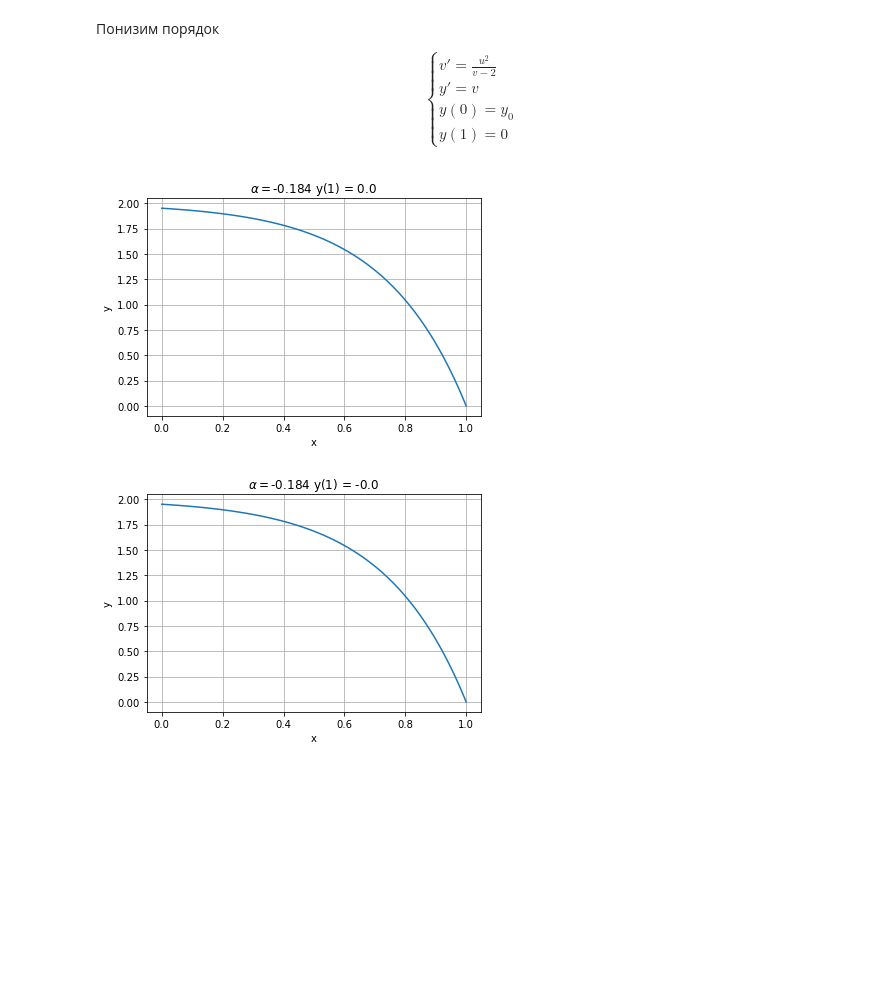
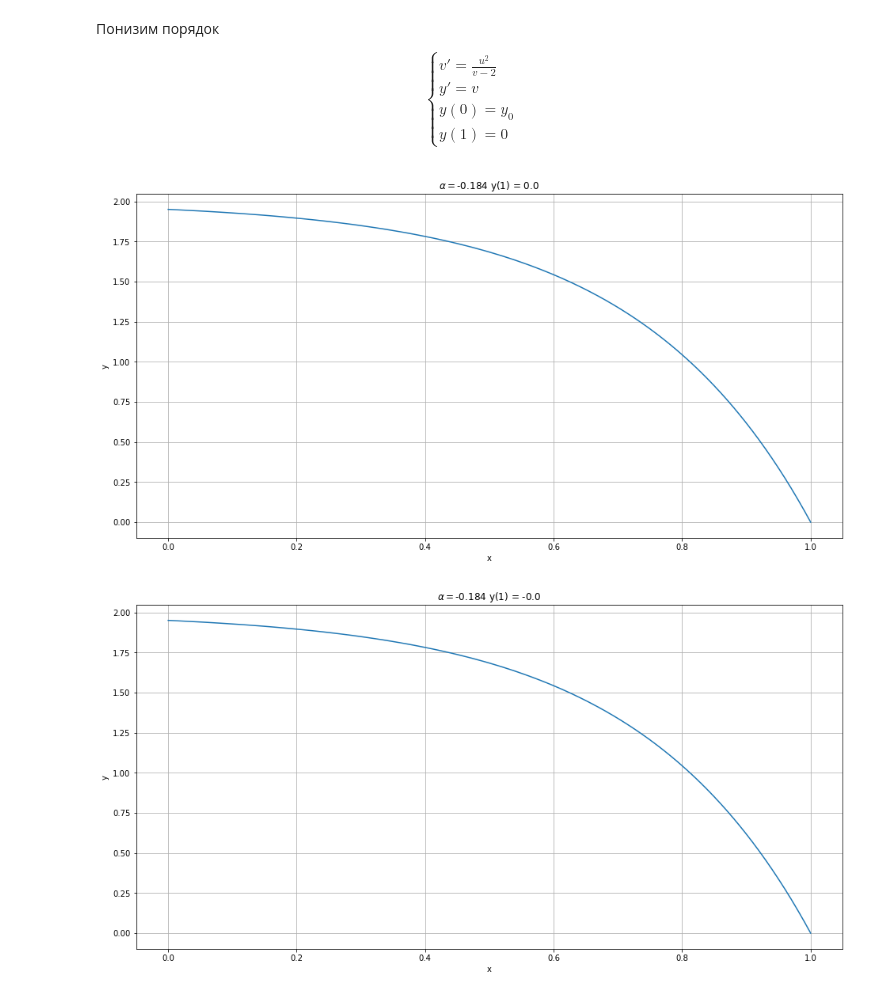
Before and after one commit to Tako-San/CompMath, a Jupyter notebook: S2T3/main.ipynb, the cells around one changed output. Saved outputs shown, nothing was run; the diff lists cells and outputs as text; code cells hidden in the pictures; blank space fills up the shorter version.

```diff
--- a/S2T3/main.ipynb
+++ b/S2T3/main.ipynb
@@ -127,13 +127,17 @@ def draw(a, y):
 # %%
 a_from, a_to = -1, 1
 y, u, a = binary_search(a_from, a_to, eps, F, h, x_start, x_end, y0)
+
+plt.figure(figsize=[16, 8])
 draw(a, y)
 # %% [output]
-[figure, old version]
+[figure, new version]
 # %%
 a0 = -1
 y, a = shooting(a0, eps, F, h, x_start, x_end, y0)
+
+plt.figure(figsize=[16, 8])
 draw(a, y)
 # %% [output]
-[figure, old version]
+[figure, new version]
 # %%
```
Also changed, not shown: parts of 1 cell of this notebook.
